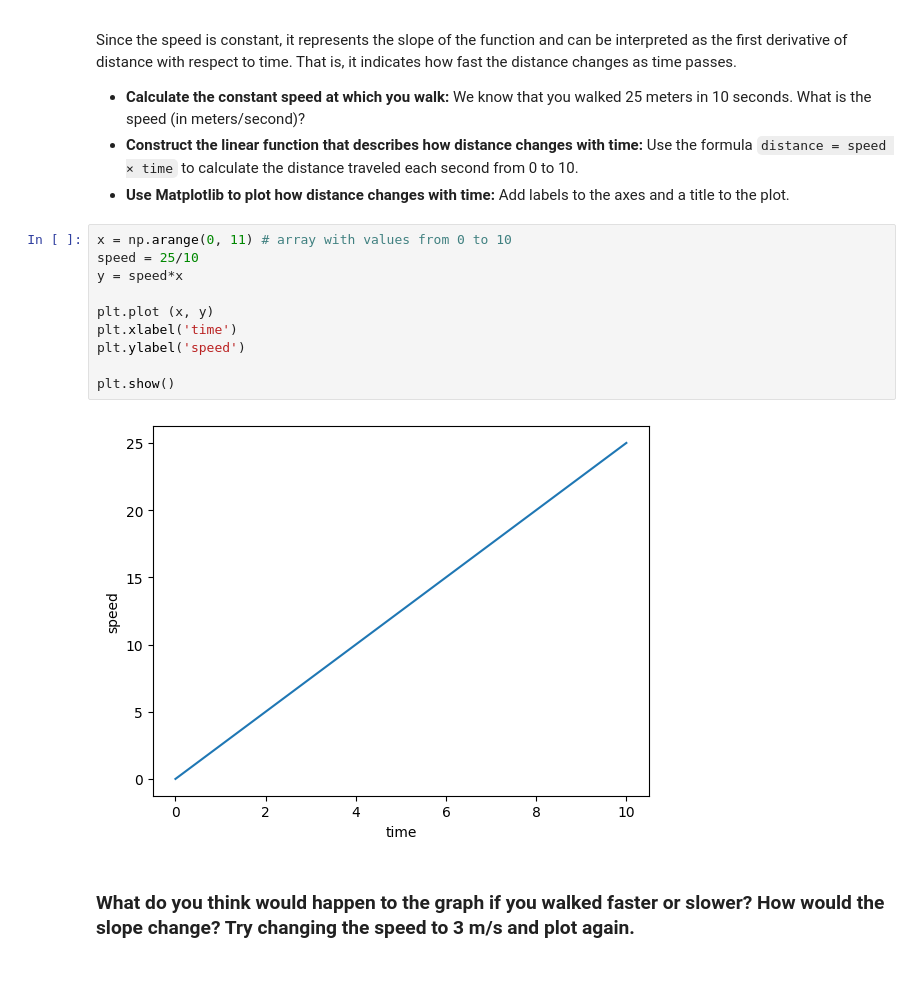
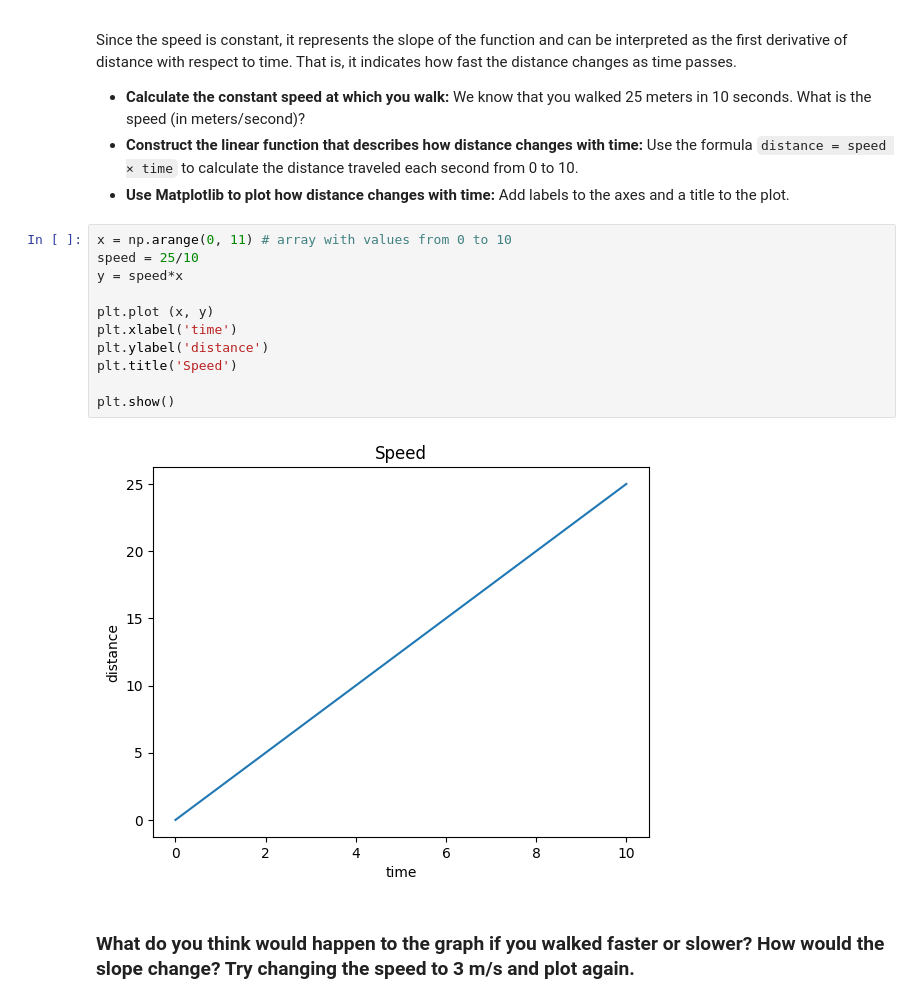
Before and after one commit to 4GeeksAcademy/crerov-visualization-exercises-with-matplot-and-seaborn, a Jupyter notebook: notebook/problems.ipynb, the cells around one changed output. Drawn from its saved outputs; the diff is of its cells as text; blank space fills up the shorter version.

```diff
--- a/notebook/problems.ipynb
+++ b/notebook/problems.ipynb
@@ -25,15 +25,16 @@ Since the speed is constant, it represents the slope of the function and can be
 # %%
 x = np.arange(0, 11) # array with values from 0 to 10
 speed = 25/10
 y = speed*x
 
 plt.plot (x, y)
 plt.xlabel('time')
-plt.ylabel('speed')
+plt.ylabel('distance')
+plt.title('Speed')
 
 plt.show()
 # %% [output]
-[figure, old version]
+[figure, new version]
 # %% [markdown]
 ### What do you think would happen to the graph if you walked faster or slower? How would the slope change? Try changing the speed to 3 m/s and plot again.
 # %%
```
Also changed, not shown: parts of 8 cells of this notebook.
